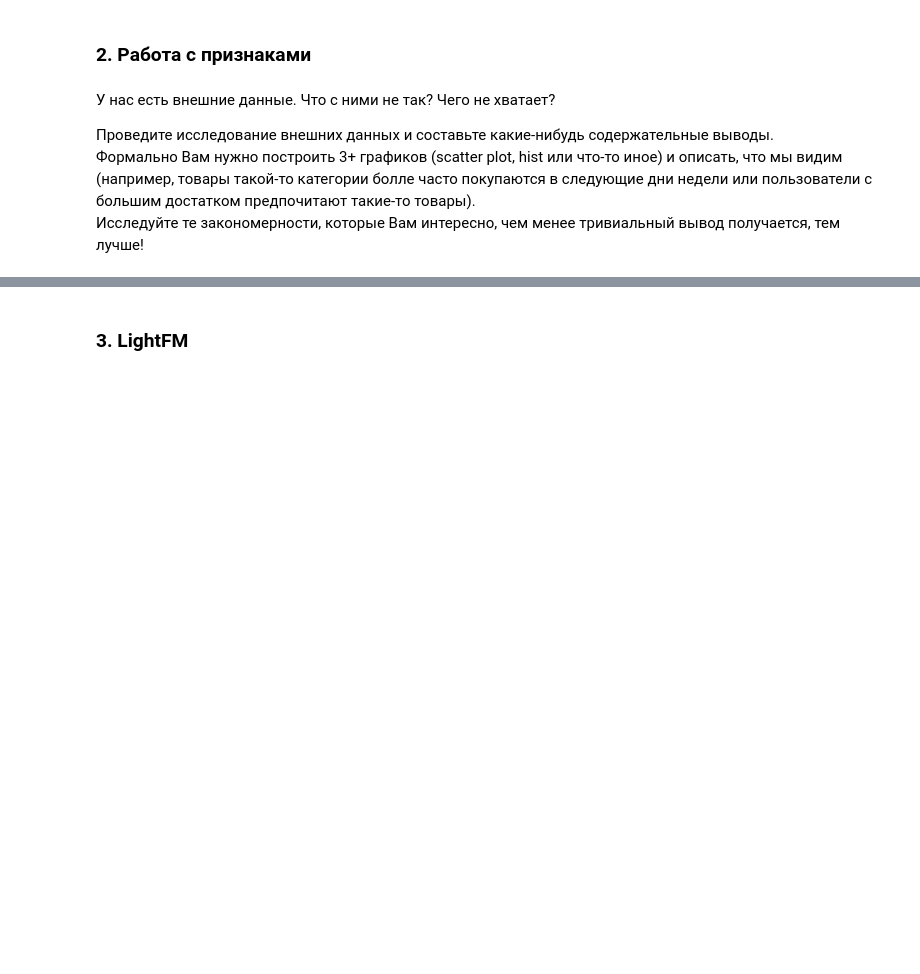
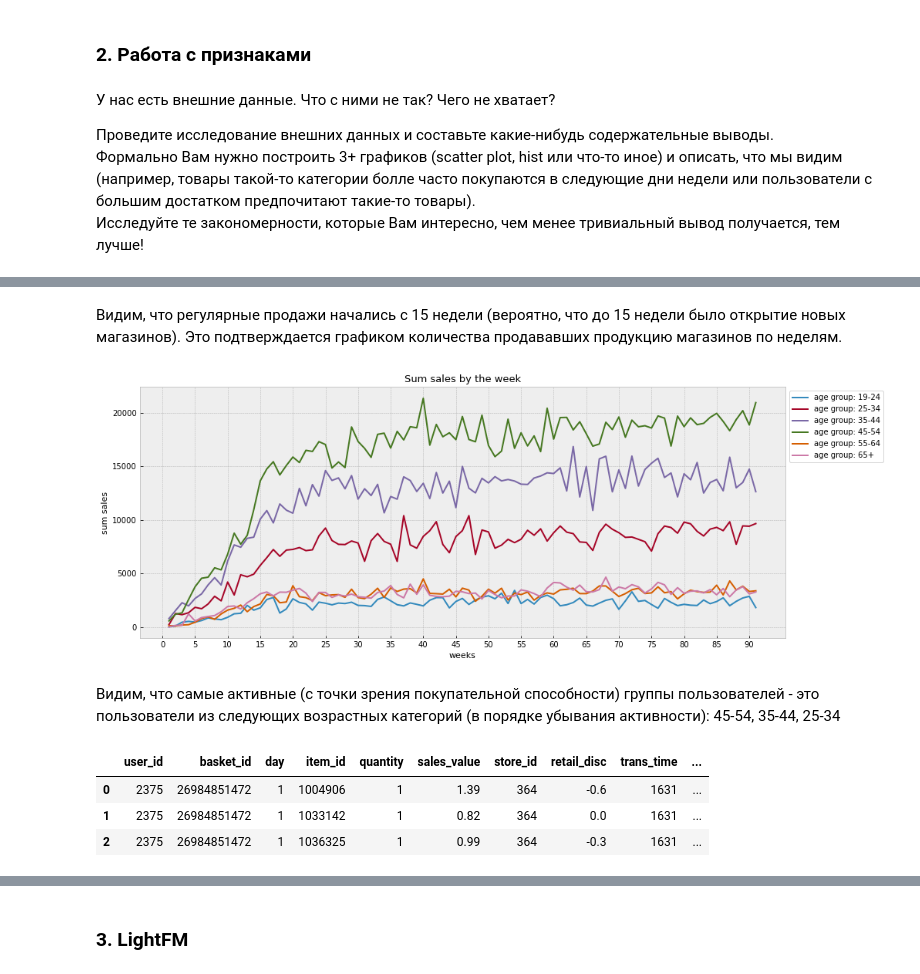
Before and after one commit to a1exkuchin/recommendation_systems, a Jupyter notebook: lesson-5.ipynb, the cells around one changed output, grey strips where cells are left out. Saved outputs shown, nothing was run; the diff lists cells and outputs as text; code cells hidden in the pictures; blank space fills up the shorter version.

```diff
--- a/lesson-5.ipynb
+++ b/lesson-5.ipynb
@@ -65,0 +161,32 @@ data = pd.read_csv('transaction_data.csv')
+# %% [markdown]
+Видим, что регулярные продажи начались с 15 недели (вероятно, что до 15 недели было открытие новых магазинов). Это подтверждается графиком количества продававших продукцию магазинов по неделям.
+# %%
+age_desc = sorted(user_features['age_desc'].unique())
+
+plt.figure(figsize=(15, 6))
+
+with plt.style.context('bmh'):
+    for age_group in age_desc:
+        age_sales_for_week = data_user_feat.loc[data_user_feat['age_desc']==age_group].groupby('week_no')['sales_value'].sum()
+        plt.plot(age_sales_for_week, label=f'age group: {age_group}')
+
+plt.legend(bbox_to_anchor=(1, 1), loc='upper left', ncol=1)
+plt.title('Sum sales by the week', fontsize=13)
+plt.xticks(range(0,95,5))
+plt.xlabel('weeks', fontsize=11)
+plt.ylabel('sum sales', fontsize=11)
+
+
+plt.show()
+# %% [output]
+[figure, added]
+# %% [markdown]
+Видим, что самые активные (с точки зрения покупательной способности) группы пользователей - это пользователи из следующих возрастных категорий (в порядке убывания активности): 45-54, 35-44, 25-34
+# %%
+data_item_feat = data_train.merge(item_features, on='item_id', how='left')
+data_item_feat.head(3)
+# %% [output]
+|  | user_id | basket_id | day | item_id | quantity | sales_value | store_id | retail_disc | trans_time | ... |
+| 0 | 2375 | 26984851472 | 1 | 1004906 | 1 | 1.39 | 364 | -0.6 | 1631 | ... |
+| 1 | 2375 | 26984851472 | 1 | 1033142 | 1 | 0.82 | 364 | 0.0 | 1631 | ... |
+| 2 | 2375 | 26984851472 | 1 | 1036325 | 1 | 0.99 | 364 | -0.3 | 1631 | ... |
```
Also changed, not shown: parts of 17 cells of this notebook.
